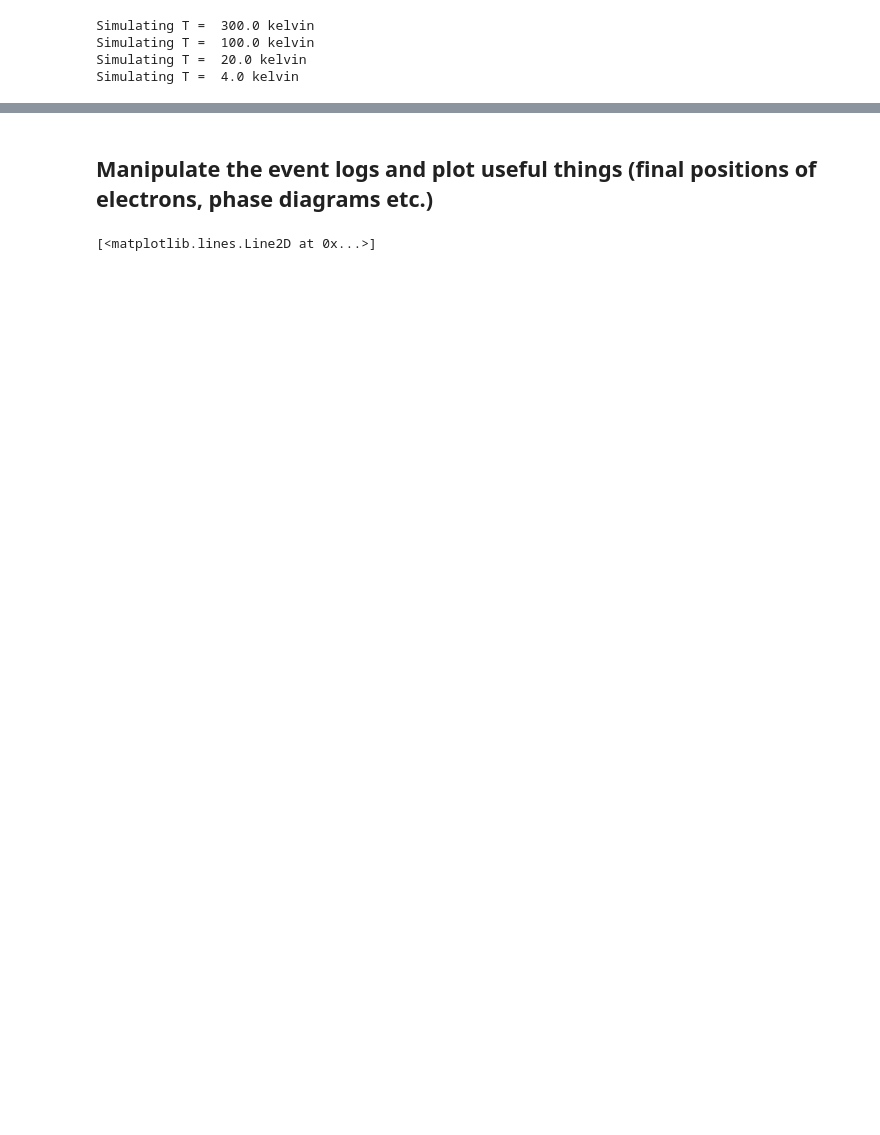
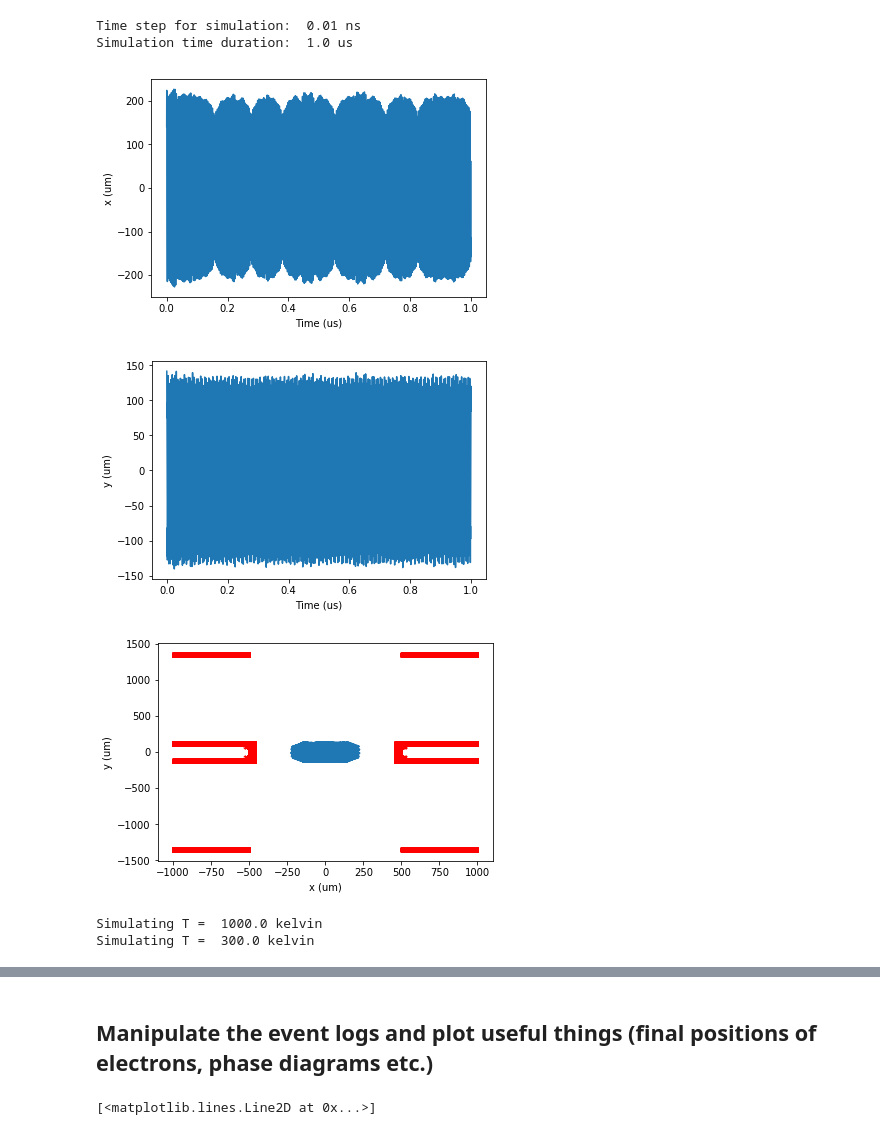
Before and after one commit to HaeffnerLab/Electron-Trap-Design-Testing, a Jupyter notebook: particle_trajectory_sim/Extraction/trap_DC_RF_2D_100MHz_axial.ipynb, the cells around one changed output, grey strips where cells are left out. Saved outputs shown, nothing was run; the diff lists cells and outputs as text; code cells hidden in the pictures; blank space fills up the shorter version.

Commit message:
fixing the bug regarding the negative sign when trying to infer E field in other quadrants, doing new simulation

```diff
--- a/particle_trajectory_sim/Extraction/trap_DC_RF_2D_100MHz_axial.ipynb
+++ b/particle_trajectory_sim/Extraction/trap_DC_RF_2D_100MHz_axial.ipynb
@@ -216,11 +233,13 @@ def plot_traj(rho, phi, T, theta, dt, t_max):
     plt.plot(x_traj*1.0e6, y_traj*1.0e6)
     plt.xlabel("x (um)")
     plt.ylabel("y (um)")
-    electrode = df_DC1.loc[(np.abs(df_DC1["Ex"]) < 1.0e-8) & (np.abs(df_DC1["Ey"]) < 1.0e-8)]
+    electrode = df_RF.loc[(np.abs(df_RF["Ex"]) < 1.0e-8) & (np.abs(df_RF["Ey"]) < 1.0e-8)]
     x_electrode = electrode.iloc[:, 0].values
     y_electrode = electrode.iloc[:, 1].values
-    plt.plot(x_electrode*1.0e6, y_electrode*1.0e6, "r.")
-    plt.plot(-x_electrode*1.0e6, y_electrode*1.0e6, "r.")
+    plt.plot(x_electrode*1.0e6, y_electrode*1.0e6, "r.", markersize=1)
+    plt.plot(-x_electrode*1.0e6, y_electrode*1.0e6, "r.", markersize=1)
+    plt.plot(x_electrode*1.0e6, -y_electrode*1.0e6, "r.", markersize=1)
+    plt.plot(-x_electrode*1.0e6, -y_electrode*1.0e6, "r.", markersize=1)
 
 def trapped(rho, phi, v, theta, dt, t_max):
 
@@ -240,22 +259,27 @@ def trapped(rho, phi, v, theta, dt, t_max):
         t += dt
     return trapped, x, y
 # %%
-rho = 10.0e-6
-phi = 0.0
+rho = 200.0e-6
+phi = np.pi/4
 T = 300.0
 v = np.sqrt(2*kB*T/m)
 theta = 0.0
 dt = 1.0e-11
-t_max = 5.0e-8
+t_max = 1.0e-6
 plot_traj(rho, phi, T, theta, dt, t_max)
-plt.plot(trapped(rho, phi, v, theta, dt, t_max)[1], trapped(rho, phi, v, theta, dt, t_max)[2], 'rx')
+# %% [output]
+Time step for simulation:  0.01 ns
+Simulation time duration:  1.0 us
+[figure, added]
+[figure, added]
+[figure, added]
 # %%
 start = time.time()
 dt = 1.0e-11 #s
 t_max = 50.0e-9 # maximum time duration of the simulation
 
 #initial condition
-rho_s = [0.0, 10.0, 20.0, 30.0, 40.0, 50.0, 60.0, 70.0, 80.0, 100.0]
+rho_s = [0.0, 50.0, 100.0, 150.0, 200.0, 230.0, 250.0, 260.0, 280.0, 300.0, 350.0, 400.0]
 rho_s = np.array(rho_s) * 1.0e-6
 N_samples = 200
 N_phi = None
@@ -265,8 +289,8 @@ N_theta = None
 # list of success rates correspond to each rou in rou_s
 success_rate = dict()
 errors = dict()
-# for T in [1000.0, 300.0, 100.0, 20.0, 4.0]:
-for T in [300.0, 100.0, 20.0, 4.0]:
+
+for T in [1000.0, 300.0, 100.0, 20.0, 4.0]:
     v = np.sqrt(2*kB*T/m)
     success_rate[T] = []
     errors[T] = []
@@ -285,12 +309,10 @@ for T in [300.0, 100.0, 20.0, 4.0]:
         success_rate[T].append(np.mean(result))
         errors[T].append(np.std(result)/np.sqrt(N_samples))
 end = time.time()
-print("Program Run Time: ", end-start)
+print("Program Run Time: ", round(end-start), "s")
 # %% [output]
+Simulating T =  1000.0 kelvin
 Simulating T =  300.0 kelvin
-Simulating T =  100.0 kelvin
-Simulating T =  20.0 kelvin
-Simulating T =  4.0 kelvin
 # %%
 rho_s = [0.0, 10.0, 20.0, 30.0, 40.0, 50.0, 60.0, 70.0, 80.0, 100.0]
 rho_s = np.array(rho_s) * 1.0e-6
```
Also changed, not shown: parts of 6 cells of this notebook, 3 other files.
